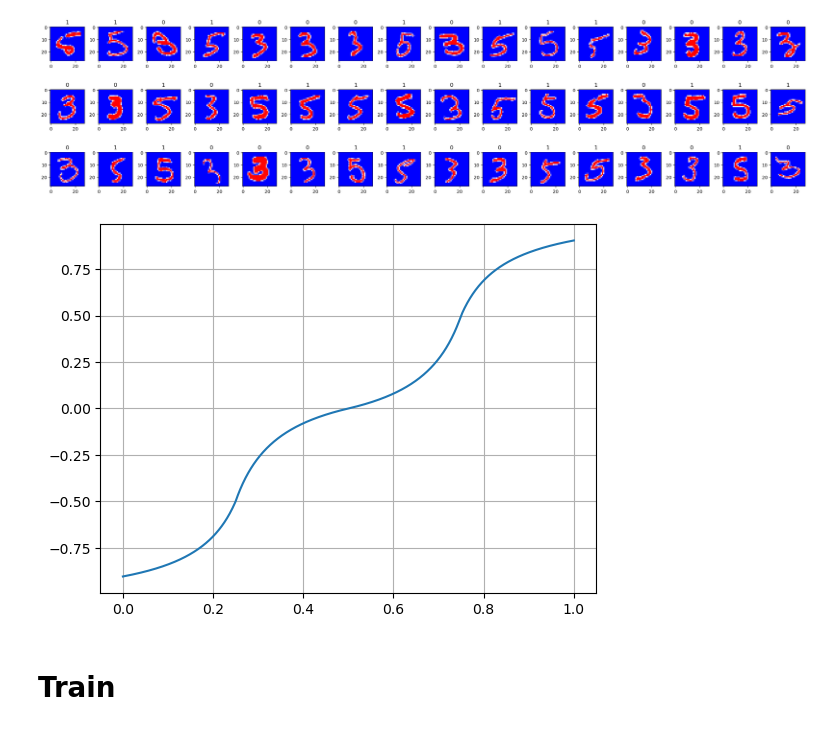
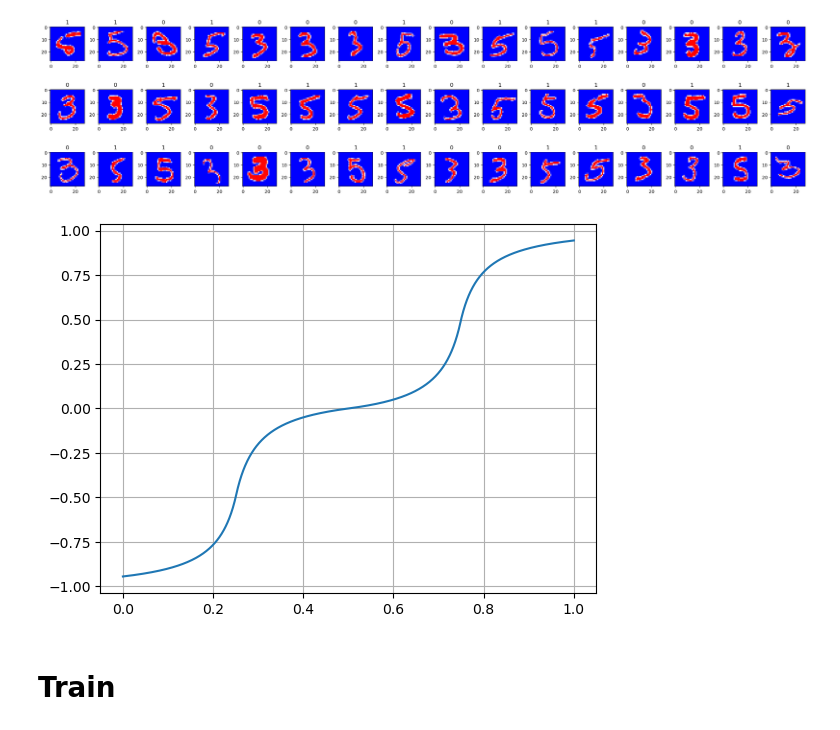
Before and after one commit to 314-Foundation/white-box-nn, a Jupyter notebook: jupyter/main.ipynb, the cells around one changed output. Saved outputs shown, nothing was run; the diff lists cells and outputs as text; code cells hidden in the pictures.

```diff
--- a/jupyter/main.ipynb
+++ b/jupyter/main.ipynb
@@ -94,19 +95,19 @@ hh.plot_example(x_test, y_test)
 # %% [output]
 [figure]
 # %%
-func = TwoStepFunction(5)
+func = TwoStepFunction(10)
 
 n_steps = 1000
 thr = torch.tensor(range(n_steps + 1)) / n_steps
 
 vval = func(thr)
 plt.plot(thr, vval.detach())
 
 ax = plt.gca()
 # ax.set_aspect('equal', adjustable='box')
 plt.grid(True)
 plt.show()
 # %% [output]
-[figure, old version]
+[figure, new version]
 # %% [markdown]
 # Train
```
Also changed, not shown: parts of 31 cells of this notebook, 3 other files.
